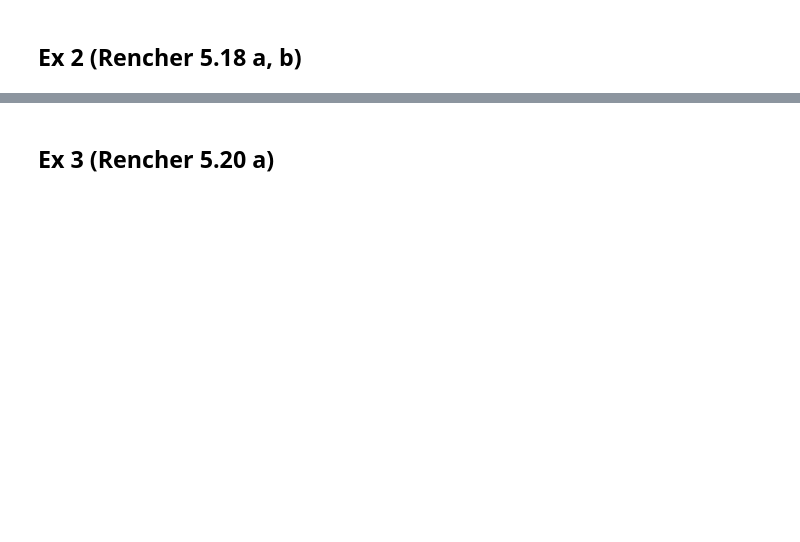
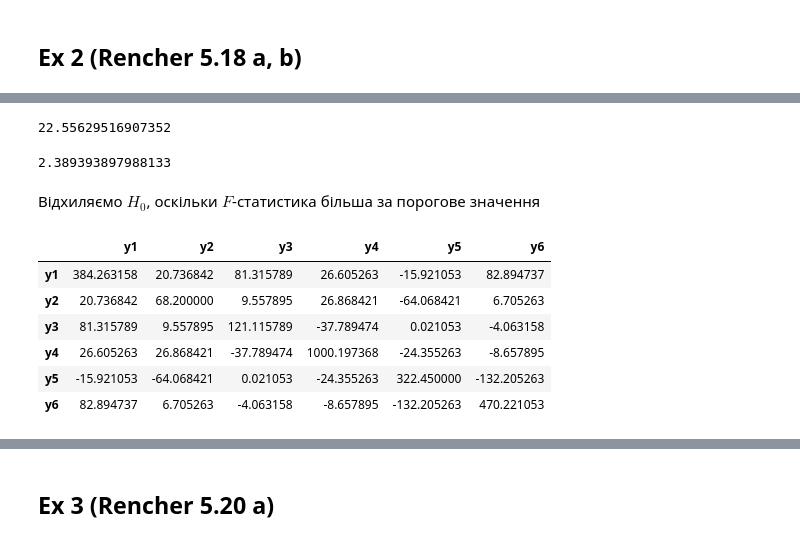
Before and after one commit to EvgeniyAzarov/statistics-course, a Jupyter notebook: multivariate-statistics/hw1.ipynb, the cells around one changed output, grey strips where cells are left out. Saved outputs shown, nothing was run; the diff lists cells and outputs as text; code cells hidden in the pictures; blank space fills up the shorter version.

```diff
--- a/multivariate-statistics/hw1.ipynb
+++ b/multivariate-statistics/hw1.ipynb
@@ -140,0 +148,25 @@ plt.show()
+# %%
+mu1, mu2 = df1.mean(), df2.mean()
+sig1, sig2 = df1.cov(), df2.cov()
+spl = (sig1 * (n1 - 1) + sig2 * (n2 - 1)) / (n1 + n2 - 2)
+T2 = (n1 * n2) / (n1 + n2) * np.sqrt(mu1.T @ np.linalg.inv(spl) @ mu2)
+F = T2 * (n1 + n2 - p - 1) / (p * (n1 + n2 - 2))
+F
+# %% [output]
+22.55629516907352
+# %%
+sci.stats.f.ppf(0.95, p, n1+n2-p-1)
+# %% [output]
+2.389393897988133
+# %% [markdown]
+Відхиляємо $H_0$, оскільки $F$-статистика більша за порогове значення
+# %%
+sig1
+# %% [output]
+|  | y1 | y2 | y3 | y4 | y5 | y6 |
+| y1 | 384.263158 | 20.736842 | 81.315789 | 26.605263 | -15.921053 | 82.894737 |
+| y2 | 20.736842 | 68.200000 | 9.557895 | 26.868421 | -64.068421 | 6.705263 |
+| y3 | 81.315789 | 9.557895 | 121.115789 | -37.789474 | 0.021053 | -4.063158 |
+| y4 | 26.605263 | 26.868421 | -37.789474 | 1000.197368 | -24.355263 | -8.657895 |
+| y5 | -15.921053 | -64.068421 | 0.021053 | -24.355263 | 322.450000 | -132.205263 |
+| y6 | 82.894737 | 6.705263 | -4.063158 | -8.657895 | -132.205263 | 470.221053 |
```
Also changed, not shown: parts of 15 cells of this notebook.
